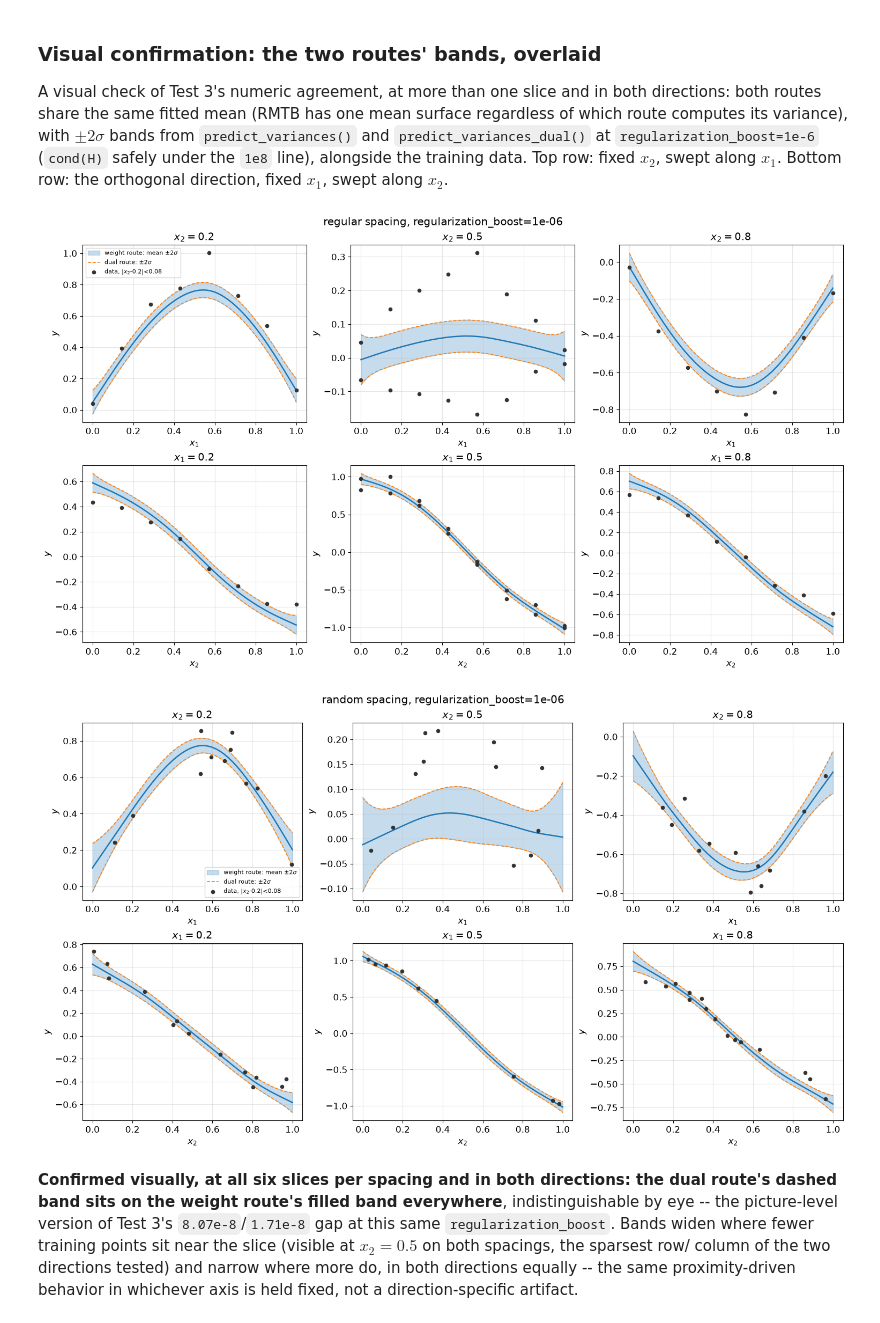
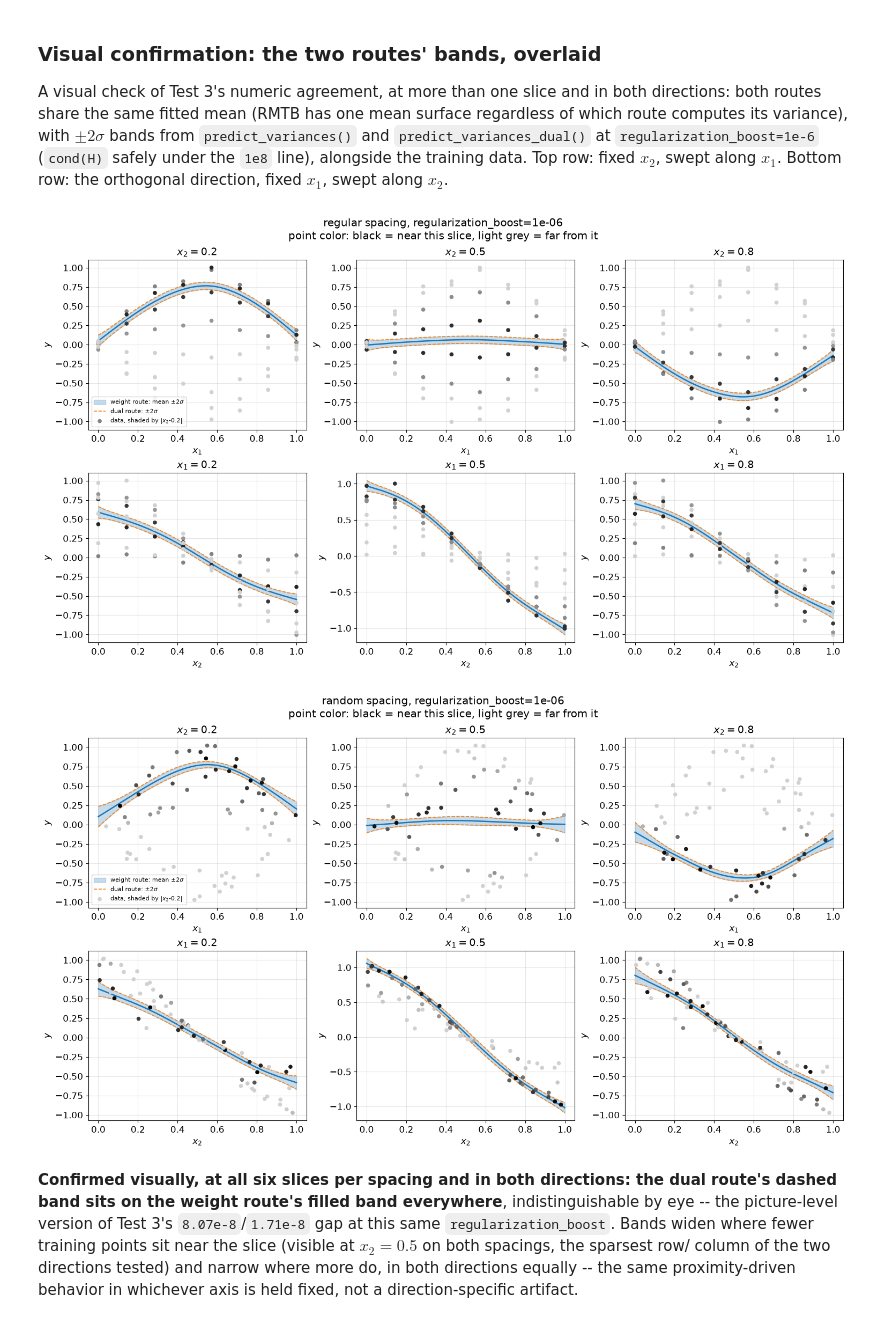
Before and after one commit to nomad-vagabond/smoothing-splines-uq, a Jupyter notebook: notebooks/05_rmtb_H_singularity_and_dual_route.ipynb, the cells around one changed output. Cells and saved outputs as stored; diff of their text form; code cells hidden in the pictures.

Commit message:
Improve plots' readability on the notebooks

```diff
--- a/notebooks/05_rmtb_H_singularity_and_dual_route.ipynb
+++ b/notebooks/05_rmtb_H_singularity_and_dual_route.ipynb
@@ -434,56 +434,64 @@ slice_values_viz = [0.2, 0.5, 0.8]
 xq1d_viz = np.linspace(0, 1, 300)
 near_tol_viz = 0.08
 regularization_boost_viz = 1e-6
+gray_sat_dist_viz = 4 * near_tol_viz  # distance at which point color saturates to light grey
 
 
-def band_panel(ax, xq, mean_viz, std_ws, std_dual, data_x, data_y, near, label_prefix):
+def band_panel(ax, xq, mean_viz, std_ws, std_dual, data_x, data_y, dist, label_prefix):
     ax.fill_between(xq, mean_viz - 2 * std_ws, mean_viz + 2 * std_ws,
                      color="tab:blue", alpha=0.25, label=r"weight route: mean $\pm2\sigma$")
     ax.plot(xq, mean_viz - 2 * std_dual, color="tab:orange", lw=1.2, ls="--",
             label=r"dual route: $\pm2\sigma$")
     ax.plot(xq, mean_viz + 2 * std_dual, color="tab:orange", lw=1.2, ls="--")
     ax.plot(xq, mean_viz, color="tab:blue", lw=1.8)
-    ax.scatter(data_x[near], data_y[near], s=20, color="0.2", zorder=5,
-               label=f"data, {label_prefix}<{near_tol_viz}")
+    # Every training point is shown, shaded continuously by its own perpendicular
+    # distance from this slice -- black for points effectively in-plane, fading
+    # to light grey for points far from this particular cut -- rather than masked
+    # out past a hard cutoff, making directly visible which points constrain each
+    # slice's bands and which are too far off-slice to matter to them.
+    gray = np.clip(dist / gray_sat_dist_viz, 0.0, 1.0) * 0.82
+    ax.scatter(data_x, data_y, s=20, c=gray, cmap="gray", vmin=0.0, vmax=1.0, zorder=5,
+               label=f"data, shaded by {label_prefix}")
 
 
 for spacing in models:
     X_viz, y_viz = datasets[spacing]
     m_viz = models[spacing]
     fig, axs = plt.subplots(2, 3, figsize=(15, 8.5), constrained_layout=True)
 
     for col, x2_fixed in enumerate(slice_values_viz):
-        near = np.abs(X_viz[:, 1] - x2_fixed) < near_tol_viz
+        dist = np.abs(X_viz[:, 1] - x2_fixed)
         Xq_line = np.column_stack([xq1d_viz, np.full_like(xq1d_viz, x2_fixed)])
         mean_viz = m_viz.predict_values(Xq_line).ravel()
         var_ws = m_viz.predict_variances(Xq_line)
         var_dual = m_viz.predict_variances_dual(Xq_line, regularization_boost=regularization_boost_viz)
         std_ws = np.sqrt(np.clip(var_ws, 0.0, None))
         std_dual = np.sqrt(np.clip(var_dual, 0.0, None))
-        band_panel(axs[0, col], xq1d_viz, mean_viz, std_ws, std_dual, X_viz[:, 0], y_viz, near,
+        band_panel(axs[0, col], xq1d_viz, mean_viz, std_ws, std_dual, X_viz[:, 0], y_viz, dist,
                    f"|$x_2$-{x2_fixed}|")
         axs[0, col].set_title(f"$x_2={x2_fixed}$")
         axs[0, col].set_xlabel("$x_1$"); axs[0, col].set_ylabel("$y$"); axs[0, col].grid(alpha=0.3)
 
     for col, x1_fixed in enumerate(slice_values_viz):
-        near = np.abs(X_viz[:, 0] - x1_fixed) < near_tol_viz
+        dist = np.abs(X_viz[:, 0] - x1_fixed)
         Xq_line = np.column_stack([np.full_like(xq1d_viz, x1_fixed), xq1d_viz])
         mean_viz = m_viz.predict_values(Xq_line).ravel()
         var_ws = m_viz.predict_variances(Xq_line)
         var_dual = m_viz.predict_variances_dual(Xq_line, regularization_boost=regularization_boost_viz)
         std_ws = np.sqrt(np.clip(var_ws, 0.0, None))
         std_dual = np.sqrt(np.clip(var_dual, 0.0, None))
-        band_panel(axs[1, col], xq1d_viz, mean_viz, std_ws, std_dual, X_viz[:, 1], y_viz, near,
+        band_panel(axs[1, col], xq1d_viz, mean_viz, std_ws, std_dual, X_viz[:, 1], y_viz, dist,
                    f"|$x_1$-{x1_fixed}|")
         axs[1, col].set_title(f"$x_1={x1_fixed}$")
         axs[1, col].set_xlabel("$x_2$"); axs[1, col].set_ylabel("$y$"); axs[1, col].grid(alpha=0.3)
 
     axs[0, 0].legend(fontsize=8)
-    fig.suptitle(f"{spacing} spacing, regularization_boost={regularization_boost_viz:.0e}")
+    fig.suptitle(f"{spacing} spacing, regularization_boost={regularization_boost_viz:.0e}\n"
+                 "point color: black = near this slice, light grey = far from it")
     plt.show()
 # %% [output]
-[figure, old version]
+[figure, new version]
-[figure, old version]
+[figure, new version]
 # %% [markdown]
 **Confirmed visually, at all six slices per spacing and in both
 directions: the dual route's dashed band sits on the weight route's
```
Also changed, not shown: 4 other files.
